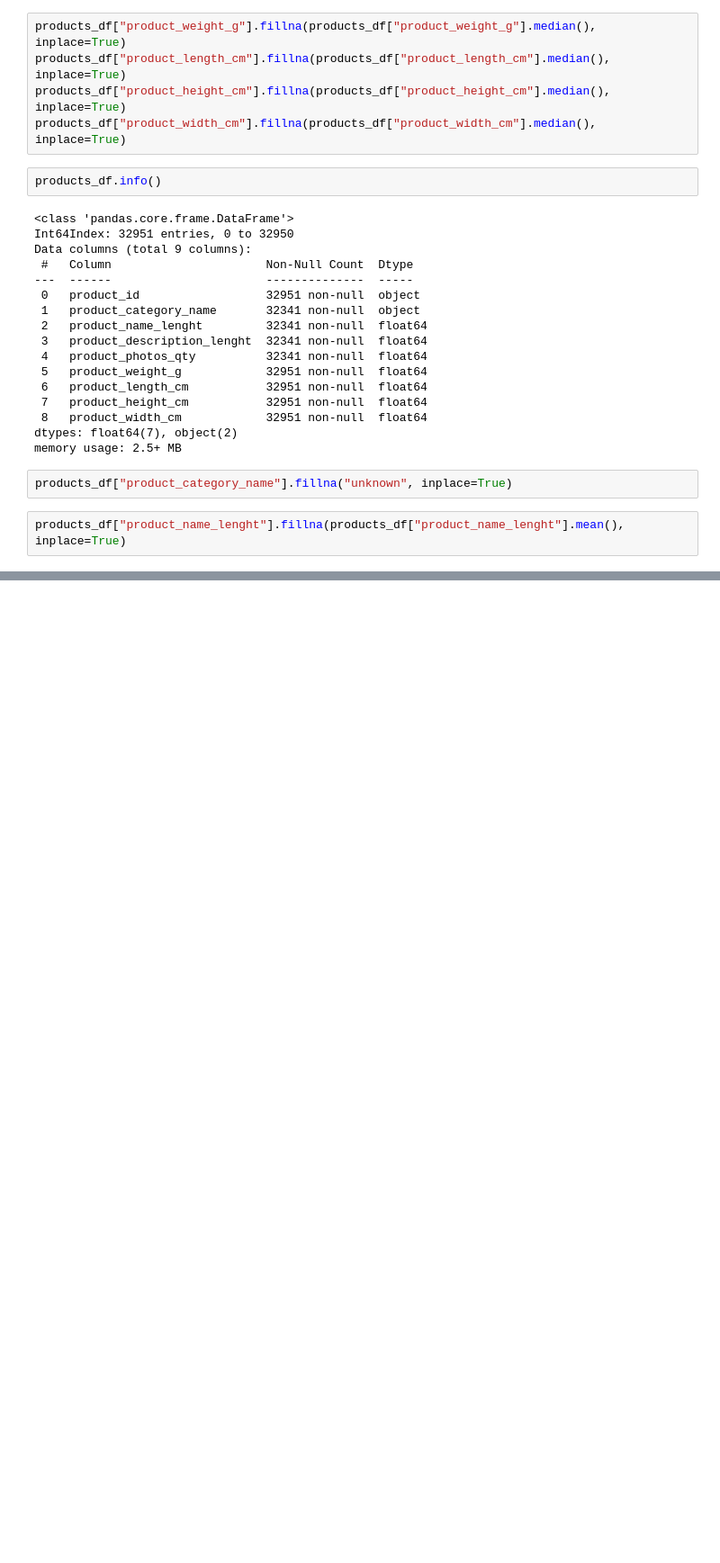
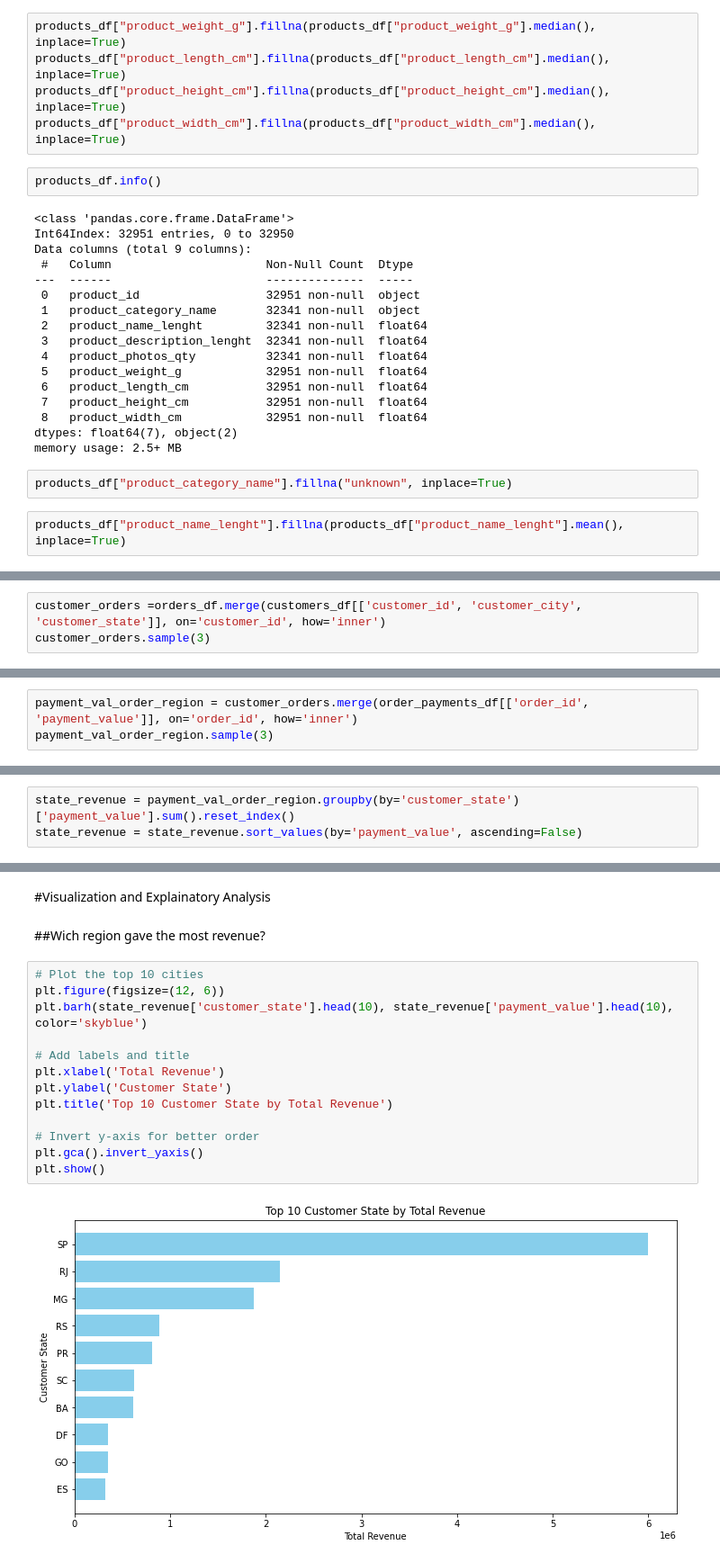
Before and after one commit to FauzanNR/DataAnalysisDicoding, a Jupyter notebook: data_analysis.ipynb, the cells around one changed output, grey strips where cells are left out. Shown: that part at 90% size. Cells and saved outputs as stored; diff of their text form; blank space fills up the shorter version.

Commit message:
add exploratory and visual

```diff
--- a/data_analysis.ipynb
+++ b/data_analysis.ipynb
@@ -474,0 +505,3 @@ intersection_df.describe(include="all")
+# %%
+customer_orders =orders_df.merge(customers_df[['customer_id', 'customer_city', 'customer_state']], on='customer_id', how='inner')
+customer_orders.sample(3)
@@ -474,0 +513,3 @@ intersection_df.describe(include="all")
+# %%
+payment_val_order_region = customer_orders.merge(order_payments_df[['order_id', 'payment_value']], on='order_id', how='inner')
+payment_val_order_region.sample(3)
@@ -474,0 +521,3 @@ intersection_df.describe(include="all")
+# %%
+state_revenue = payment_val_order_region.groupby(by='customer_state')['payment_value'].sum().reset_index()
+state_revenue = state_revenue.sort_values(by='payment_value', ascending=False)
@@ -474,0 +624,19 @@ intersection_df.describe(include="all")
+# %% [markdown]
+#Visualization and Explainatory Analysis
+# %% [markdown]
+##Wich region gave the most revenue?
+# %%
+# Plot the top 10 cities
+plt.figure(figsize=(12, 6))
+plt.barh(state_revenue['customer_state'].head(10), state_revenue['payment_value'].head(10), color='skyblue')
+
+# Add labels and title
+plt.xlabel('Total Revenue')
+plt.ylabel('Customer State')
+plt.title('Top 10 Customer State by Total Revenue')
+
+# Invert y-axis for better order
+plt.gca().invert_yaxis()
+plt.show()
+# %% [output]
+[figure, added]
```
Also changed, not shown: parts of 46 cells of this notebook.
